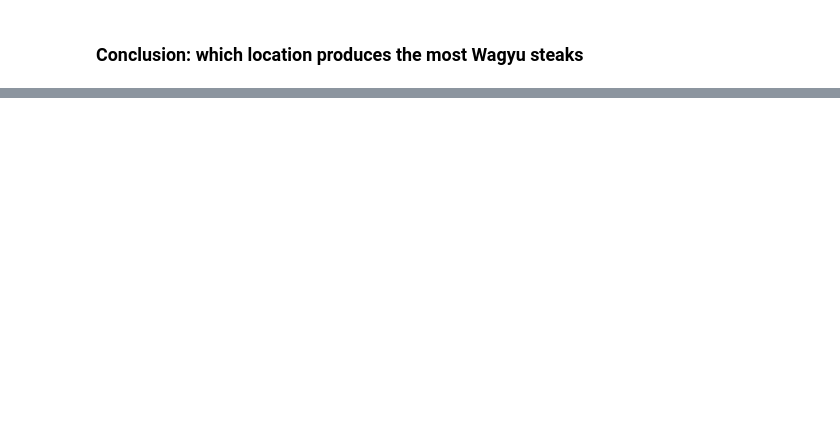
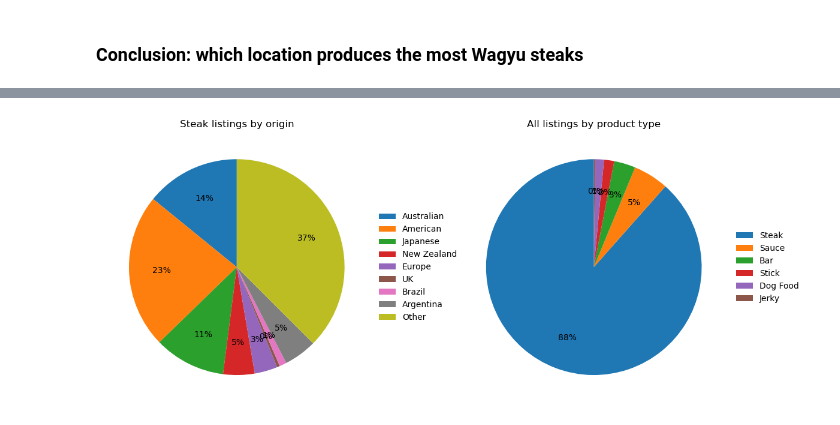
Before and after one commit to Bypasser0315/Webber-Personal-Projects-Repository, a Jupyter notebook: HKTV Mall Web Scraping Demonstration/hktvscrape.ipynb, the cells around one changed output, grey strips where cells are left out. Saved outputs shown, nothing was run; the diff lists cells and outputs as text; code cells hidden in the pictures; blank space fills up the shorter version.

Commit message:
Label steaks from Europe, the UK, Brazil, and Argentina, and rank a top 10 by popularity, price, and Wagyu.
Co-authored-by: Cursor <cursoragent@cursor.com>

```diff
--- a/HKTV Mall Web Scraping Demonstration/hktvscrape.ipynb
+++ b/HKTV Mall Web Scraping Demonstration/hktvscrape.ipynb
@@ -142,6 +335,12 @@ groups
 # %% [markdown]
 ### Conclusion: which location produces the most Wagyu steaks
 # %%
-tableofsteaks = df[df["Product Type"] == "Steak"]
-tableofsteaks.groupby("Steak Category")["Wagyu?"].count()
+wagyu_steaks = df[(df["Product Type"] == "Steak") & (df["Wagyu?"] == "True")]
+counts = (
+    wagyu_steaks.groupby("Steak Category")
+    .size()
+    .reindex(["Australian", "American", "Japanese", "New Zealand", "Europe", "UK", "Brazil", "Argentina", "Other"], fill_value=0)
+    .sort_values(ascending=False)
+)
+counts
 # %% [output]
@@ -168,0 +384,26 @@ df[df["Steak Category"] == "New Zealand"]
+# %%
+import matplotlib.pyplot as plt
+
+def draw_pie(ax, counts, title):
+    counts = counts[counts > 0]
+    if counts.empty:
+        ax.text(0.5, 0.5, "No rows", ha="center", va="center")
+        ax.set_axis_off()
+        ax.set_title(title)
+        return
+    wedges, _, _ = ax.pie(counts, autopct="%1.0f%%", startangle=90, pctdistance=0.7)
+    ax.legend(wedges, counts.index, loc="center left", bbox_to_anchor=(1, 0.5), frameon=False)
+    ax.set_title(title)
+
+origin_order = ["Australian", "American", "Japanese", "New Zealand", "Europe", "UK", "Brazil", "Argentina", "Other"]
+steaks = df[df["Product Type"] == "Steak"]
+origin_counts = steaks["Steak Category"].value_counts().reindex(origin_order, fill_value=0)
+type_counts = df["Product Type"].value_counts()
+
+fig, axes = plt.subplots(1, 2, figsize=(12, 5))
+draw_pie(axes[0], origin_counts, "Steak listings by origin")
+draw_pie(axes[1], type_counts, "All listings by product type")
+fig.tight_layout()
+plt.show()
+# %% [output]
+[figure, added]
```
Also changed, not shown: parts of 19 cells of this notebook.
